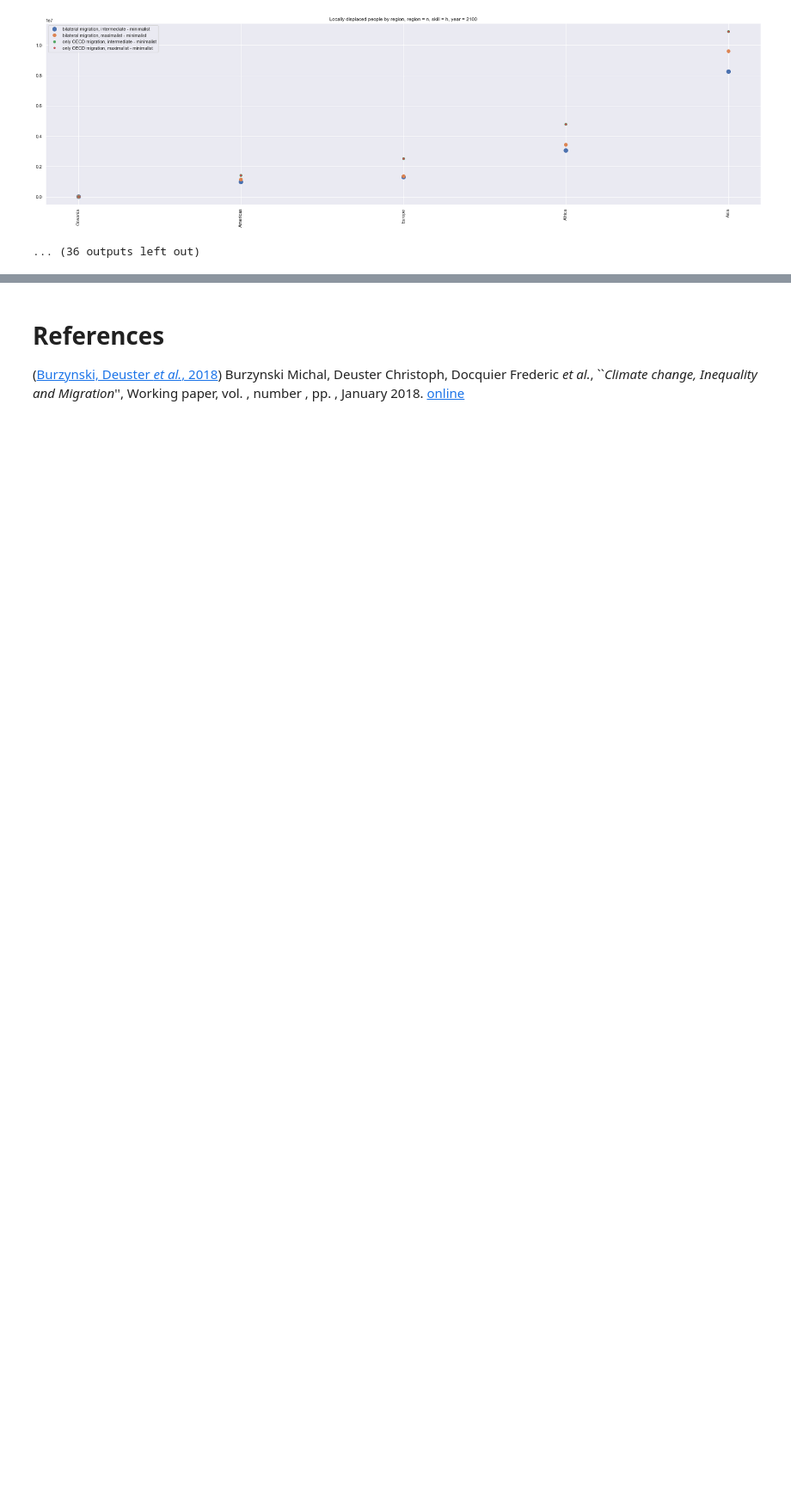
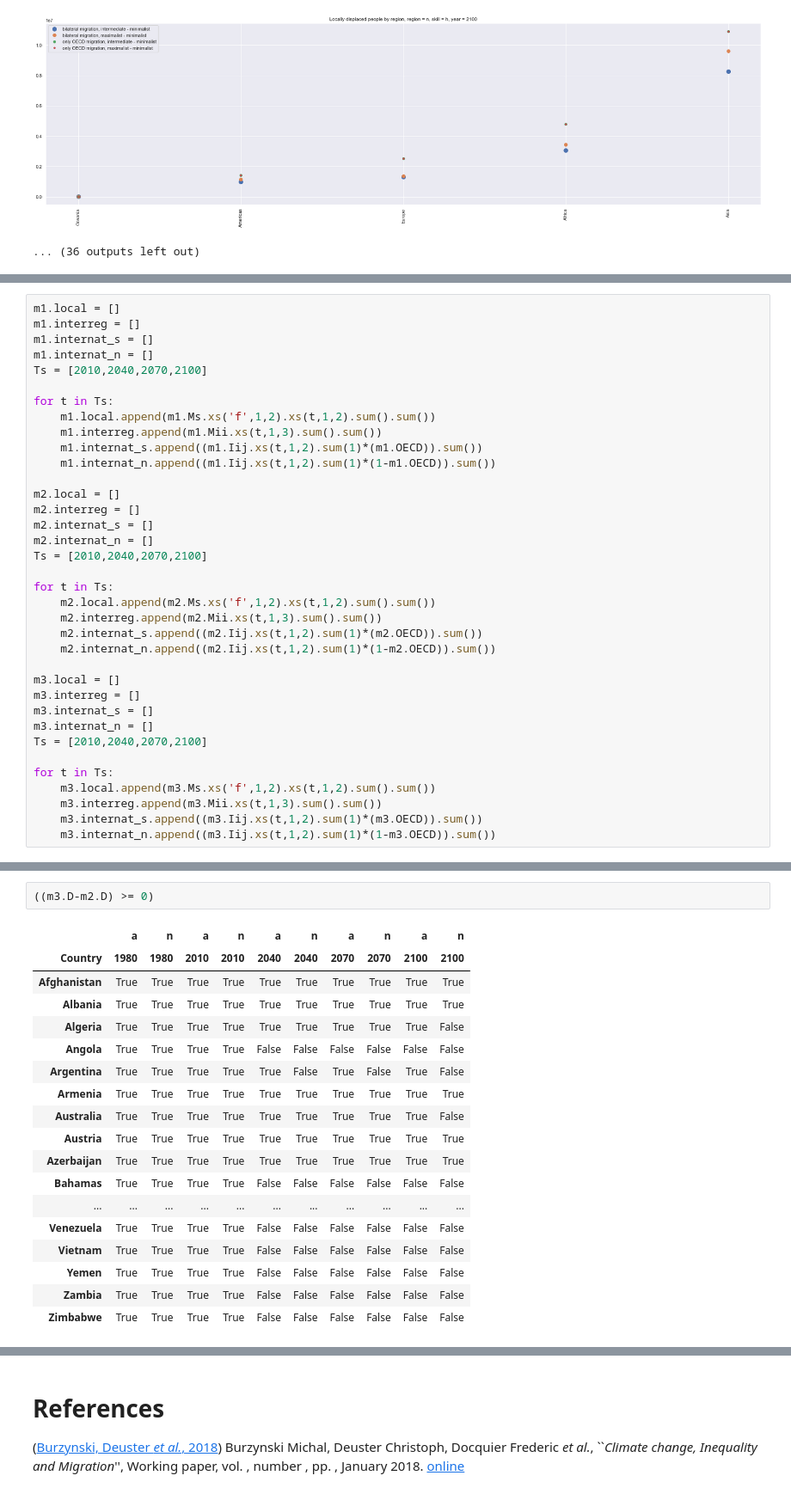
Before and after one commit to hscheewel/GeographyOfClimateMigration, a Jupyter notebook: model.ipynb, the cells around one changed output, grey strips where cells are left out. Shown at 86% size. Saved outputs shown, nothing was run; the diff lists cells and outputs as text; blank space fills up the shorter version.

```diff
--- a/model.ipynb
+++ b/model.ipynb
@@ -1231,0 +1245,36 @@ SankeyWidget(layout=Layout(height='700', width='500'), links=[{'source': 'German
+# %%
+m1.local = []
+m1.interreg = []
+m1.internat_s = []
+m1.internat_n = []
+Ts = [2010,2040,2070,2100]
+
+for t in Ts:
+    m1.local.append(m1.Ms.xs('f',1,2).xs(t,1,2).sum().sum())
+    m1.interreg.append(m1.Mii.xs(t,1,3).sum().sum())
+    m1.internat_s.append((m1.Iij.xs(t,1,2).sum(1)*(m1.OECD)).sum())
+    m1.internat_n.append((m1.Iij.xs(t,1,2).sum(1)*(1-m1.OECD)).sum())
+
+m2.local = []
+m2.interreg = []
+m2.internat_s = []
+m2.internat_n = []
+Ts = [2010,2040,2070,2100]
+
+for t in Ts:
+    m2.local.append(m2.Ms.xs('f',1,2).xs(t,1,2).sum().sum())
+    m2.interreg.append(m2.Mii.xs(t,1,3).sum().sum())
+    m2.internat_s.append((m2.Iij.xs(t,1,2).sum(1)*(m2.OECD)).sum())
+    m2.internat_n.append((m2.Iij.xs(t,1,2).sum(1)*(1-m2.OECD)).sum())
+
+m3.local = []
+m3.interreg = []
+m3.internat_s = []
+m3.internat_n = []
+Ts = [2010,2040,2070,2100]
+
+for t in Ts:
+    m3.local.append(m3.Ms.xs('f',1,2).xs(t,1,2).sum().sum())
+    m3.interreg.append(m3.Mii.xs(t,1,3).sum().sum())
+    m3.internat_s.append((m3.Iij.xs(t,1,2).sum(1)*(m3.OECD)).sum())
+    m3.internat_n.append((m3.Iij.xs(t,1,2).sum(1)*(1-m3.OECD)).sum())
@@ -1231,0 +1314,21 @@ SankeyWidget(layout=Layout(height='700', width='500'), links=[{'source': 'German
+# %%
+((m3.D-m2.D) >= 0)
+# %% [output]
+|  | a | n | a | n | a | n | a | n | a | n |
+| Country | 1980 | 1980 | 2010 | 2010 | 2040 | 2040 | 2070 | 2070 | 2100 | 2100 |
+| Afghanistan | True | True | True | True | True | True | True | True | True | True |
+| Albania | True | True | True | True | True | True | True | True | True | True |
+| Algeria | True | True | True | True | True | True | True | True | True | False |
+| Angola | True | True | True | True | False | False | False | False | False | False |
+| Argentina | True | True | True | True | True | False | True | False | True | False |
+| Armenia | True | True | True | True | True | True | True | True | True | True |
+| Australia | True | True | True | True | True | True | True | True | True | False |
+| Austria | True | True | True | True | True | True | True | True | True | True |
+| Azerbaijan | True | True | True | True | True | True | True | True | True | True |
+| Bahamas | True | True | True | True | False | False | False | False | False | False |
+| ... | ... | ... | ... | ... | ... | ... | ... | ... | ... | ... |
+| Venezuela | True | True | True | True | False | False | False | False | False | False |
+| Vietnam | True | True | True | True | False | False | False | False | False | False |
+| Yemen | True | True | True | True | False | False | False | False | False | False |
+| Zambia | True | True | True | True | False | False | False | False | False | False |
+| Zimbabwe | True | True | True | True | False | False | False | False | False | False |
```
Also changed, not shown: parts of 21 cells of this notebook.
